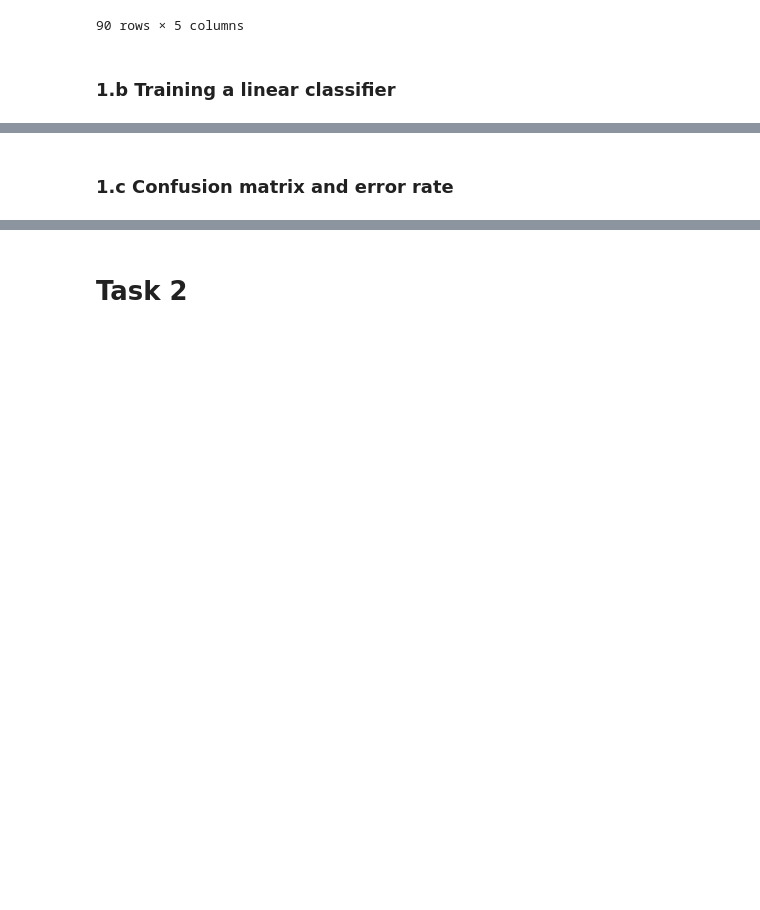
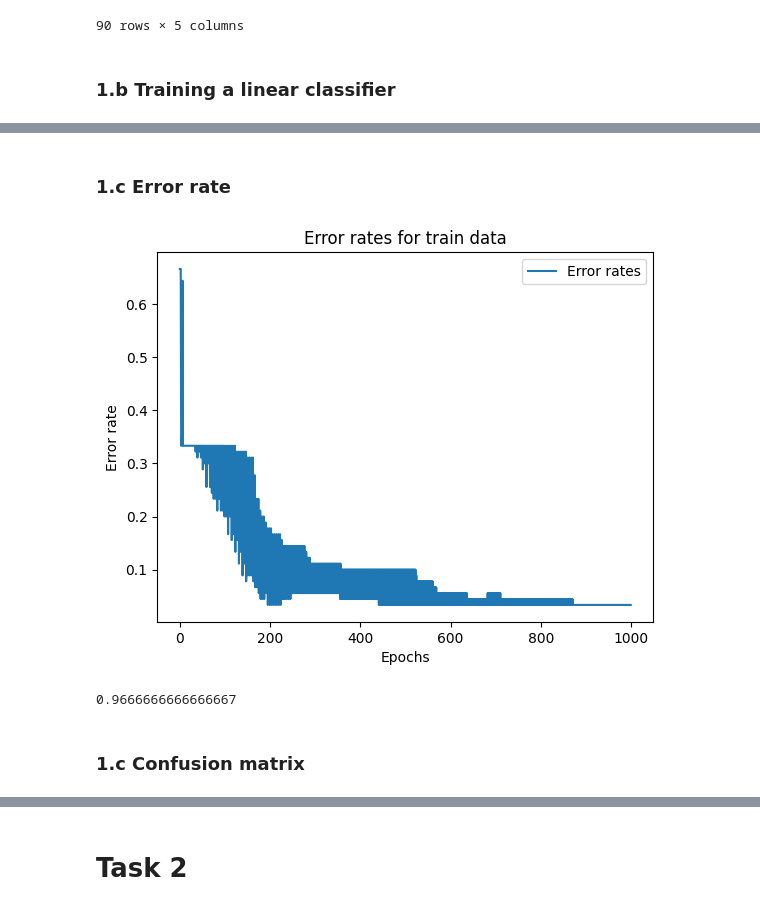
Before and after one commit to tuvats/TTT4275-Classification-project, a Jupyter notebook: Iris_task.ipynb, the cells around one changed output, grey strips where cells are left out. Saved outputs shown, nothing was run; the diff lists cells and outputs as text; code cells hidden in the pictures; blank space fills up the shorter version.

Commit message:
Lagt til nye metrikker og funksjoner for conf matrix

```diff
--- a/Iris_task.ipynb
+++ b/Iris_task.ipynb
@@ -83,5 +139,26 @@ y_test = test_df['class'].values
 
 y_test_encoded = encoder.fit_transform(y_test.reshape(-1, 1))
 predictions = predict(X_test, W_train)
+# %% [markdown]
+### 1.c Error rate
+# %%
+# Error rate for train data
+plt.plot(epoch_list, error_rates, label= "Error rates")
+plt.plot()
+plt.title('Error rates for train data')
+plt.xlabel('Epochs')
+plt.ylabel('Error rate')
+plt.legend()
+plt.show()
+# %% [output]
+[figure, added]
+# %%
+from logistic_regression import get_error_rate
+# Error rate for test data
+
+error_rate_test = get_error_rate(y_test, predictions)
+print(error_rate_test)
+# %% [output]
+0.9666666666666667
 # %% [markdown]
-### 1.c Confusion matrix and error rate
+### 1.c Confusion matrix
```
Also changed, not shown: parts of 3 cells of this notebook, 2 other files.
